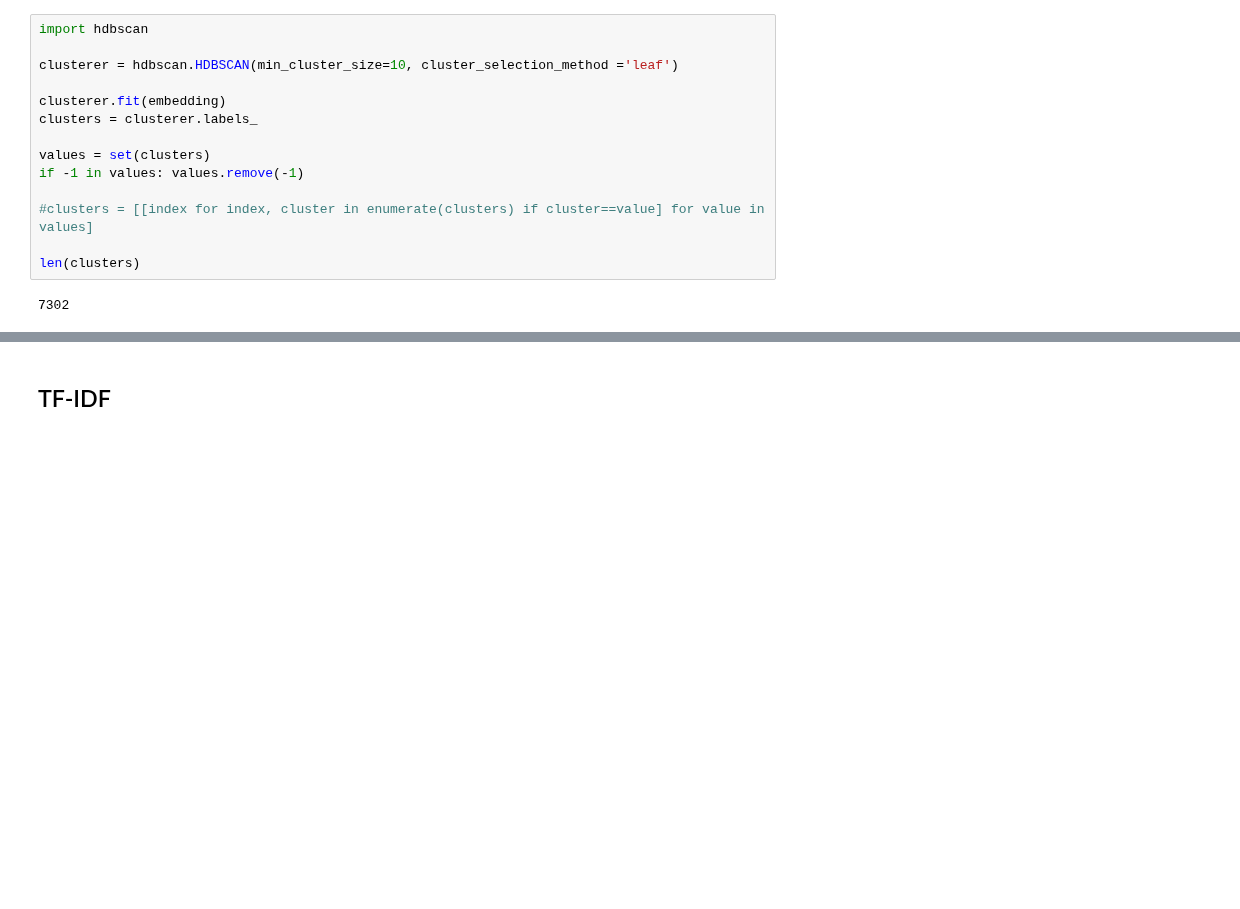
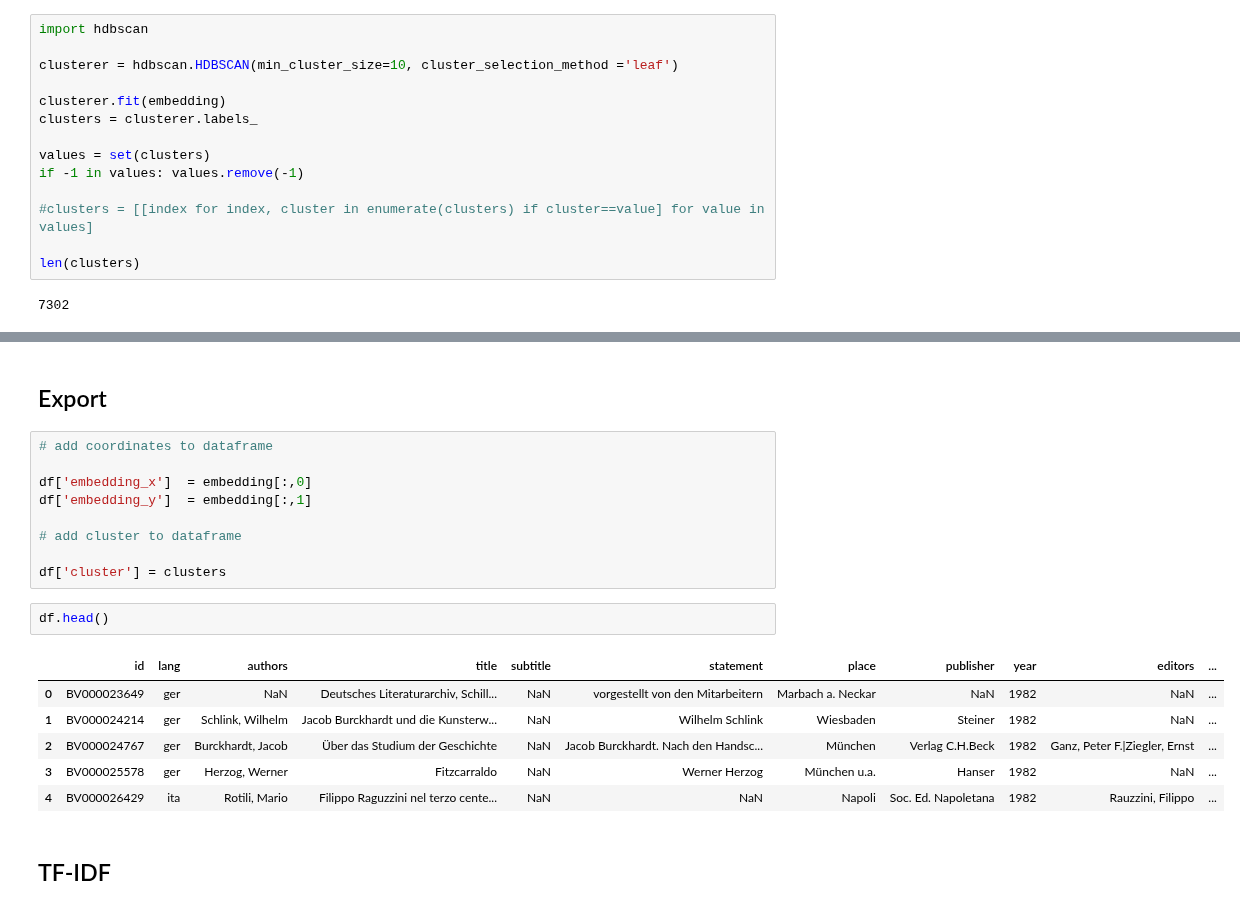
Before and after one commit to hanaCasey/BHVizData, a Jupyter notebook: exploration.ipynb, the cells around one changed output, grey strips where cells are left out. Saved outputs shown, nothing was run; the diff lists cells and outputs as text; blank space fills up the shorter version.

Commit message:
cluster identification

```diff
--- a/exploration.ipynb
+++ b/exploration.ipynb
@@ -189,3 +176,23 @@ array([168,  35,  -1, ...,  -1,   1,  11], dtype=int64)
+# %% [markdown]
+## Export
+# %%
+# add coordinates to dataframe
+
+df['embedding_x']  = embedding[:,0]
+df['embedding_y']  = embedding[:,1]
+
+# add cluster to dataframe
+
+df['cluster'] = clusters
+# %%
+df.head()
+# %% [output]
+|  | id | lang | authors | title | subtitle | statement | place | publisher | year | editors | ... |
+| 0 | BV000023649 | ger | NaN | Deutsches Literaturarchiv, Schill... | NaN | vorgestellt von den Mitarbeitern | Marbach a. Neckar | NaN | 1982 | NaN | ... |
+| 1 | BV000024214 | ger | Schlink, Wilhelm | Jacob Burckhardt und die Kunsterw... | NaN | Wilhelm Schlink | Wiesbaden | Steiner | 1982 | NaN | ... |
+| 2 | BV000024767 | ger | Burckhardt, Jacob | Über das Studium der Geschichte | NaN | Jacob Burckhardt. Nach den Handsc... | München | Verlag C.H.Beck | 1982 | Ganz, Peter F.|Ziegler, Ernst | ... |
+| 3 | BV000025578 | ger | Herzog, Werner | Fitzcarraldo | NaN | Werner Herzog | München u.a. | Hanser | 1982 | NaN | ... |
+| 4 | BV000026429 | ita | Rotili, Mario | Filippo Raguzzini nel terzo cente... | NaN | NaN | Napoli | Soc. Ed. Napoletana | 1982 | Rauzzini, Filippo | ... |
 # %% [markdown]
 ## TF-IDF
 # %%
```
Also changed, not shown: parts of 7 cells of this notebook, 1 other file.
